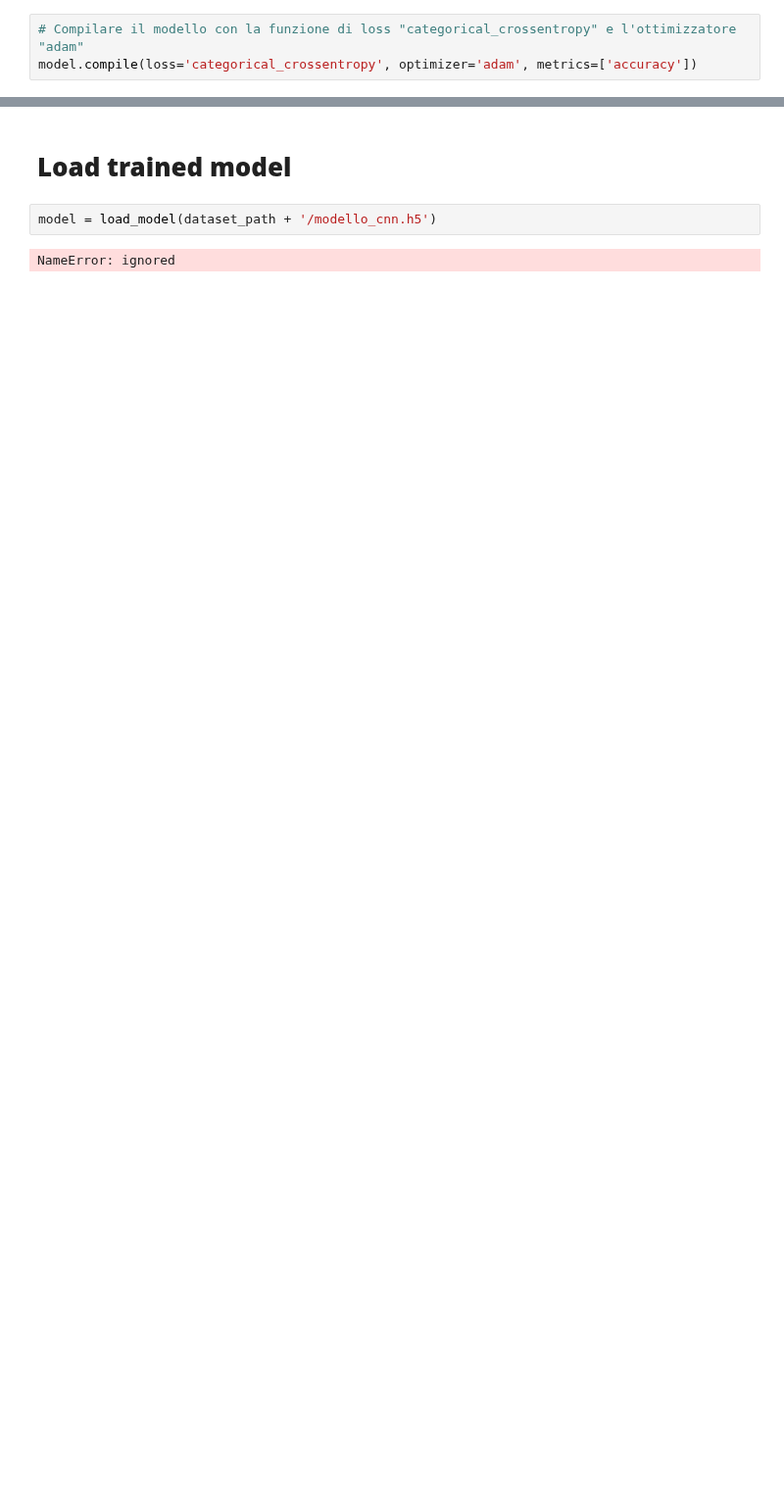
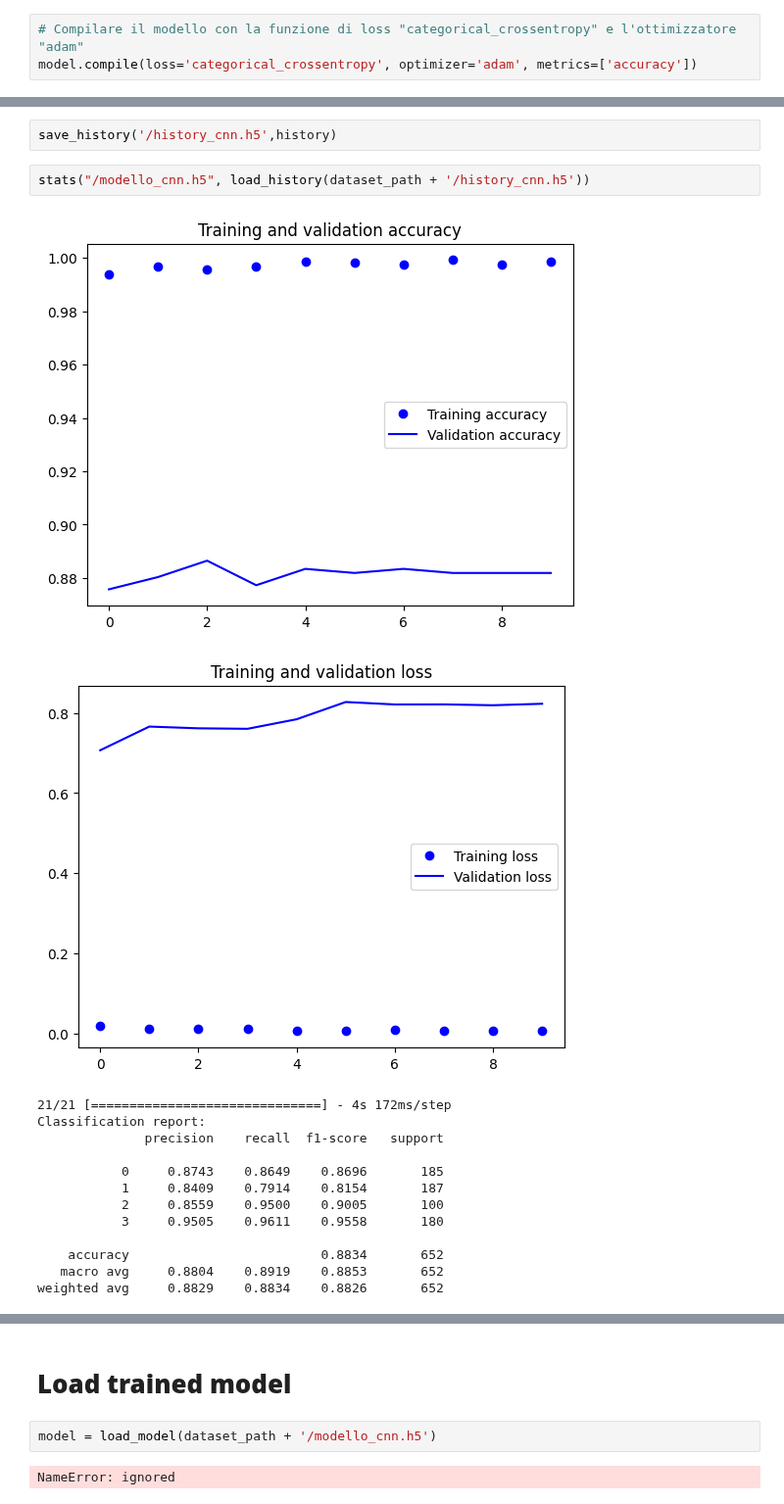
Before and after one commit to mgiorgi13/brain_tumor_classifier, a Jupyter notebook: CNN_from_Scratch.ipynb, the cells around one changed output, grey strips where cells are left out. Shown at 98% size. Drawn from its saved outputs; the diff is of its cells as text; blank space fills up the shorter version.

```diff
--- a/CNN_from_Scratch.ipynb
+++ b/CNN_from_Scratch.ipynb
@@ -572,0 +852,19 @@ history = model.fit(train_generator, epochs=10, validation_data=val_generator, c
+# %%
+save_history('/history_cnn.h5',history)
+# %%
+stats("/modello_cnn.h5", load_history(dataset_path + '/history_cnn.h5'))
+# %% [output]
+[figure, added]
+[figure, added]
+21/21 [==============================] - 4s 172ms/step
+Classification report:
+              precision    recall  f1-score   support
+
+           0     0.8743    0.8649    0.8696       185
+           1     0.8409    0.7914    0.8154       187
+           2     0.8559    0.9500    0.9005       100
+           3     0.9505    0.9611    0.9558       180
+
+    accuracy                         0.8834       652
+   macro avg     0.8804    0.8919    0.8853       652
+weighted avg     0.8829    0.8834    0.8826       652
```
Also changed, not shown: parts of 17 cells of this notebook.
